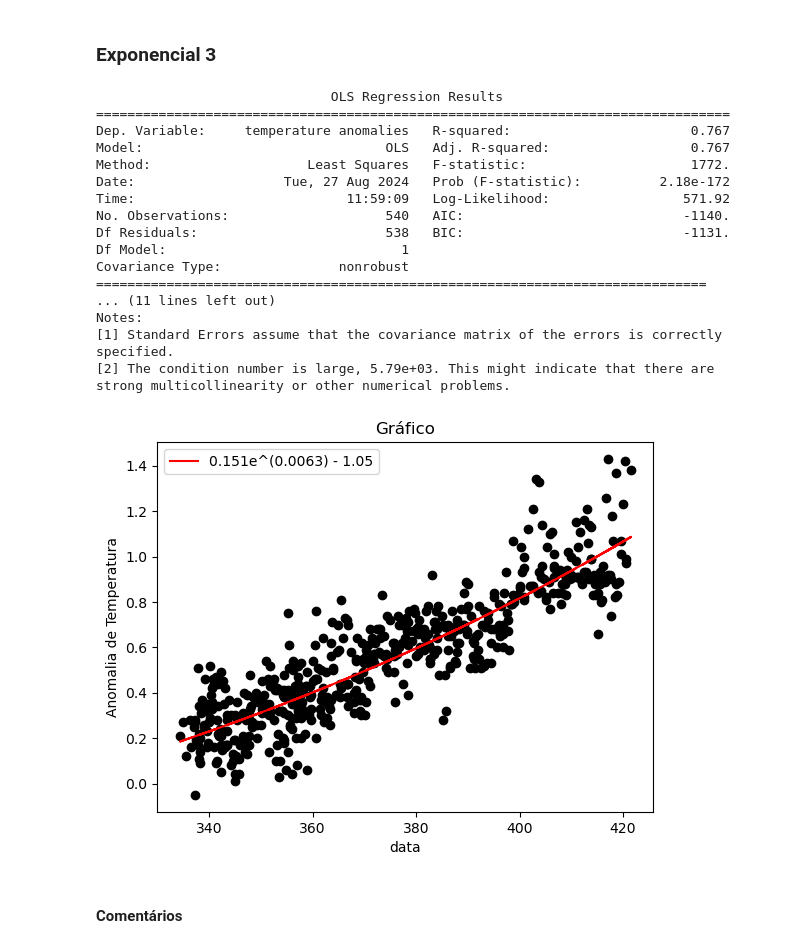
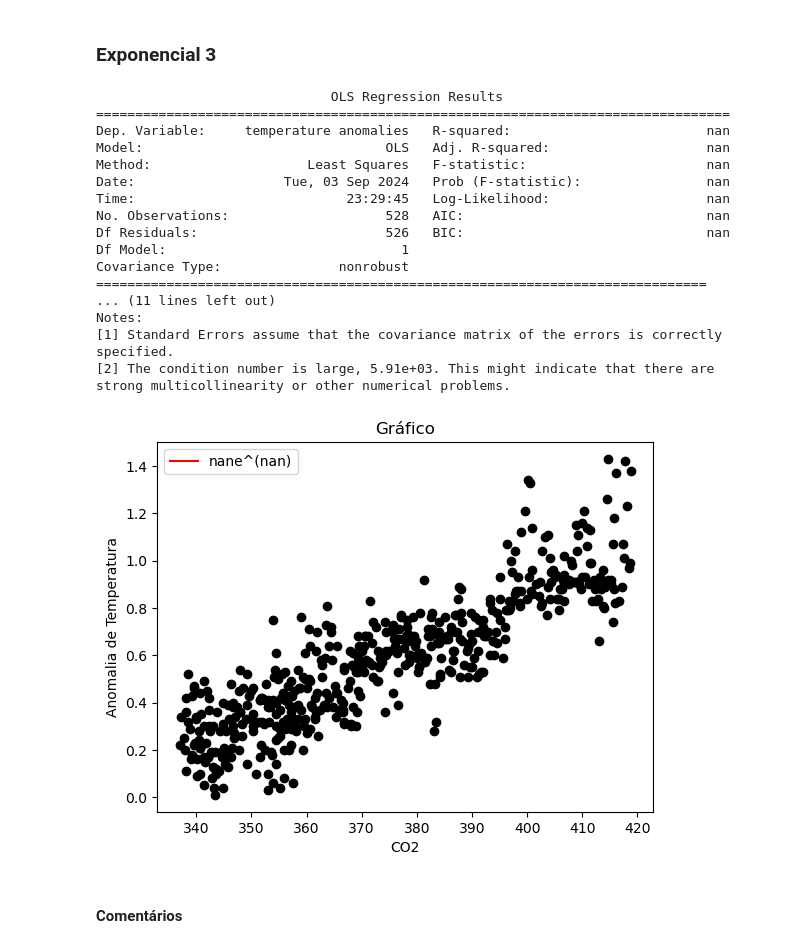
Before and after one commit to Joaof14/Clima_MMQ, a Jupyter notebook: MMQ_statsModel.ipynb, the cells around one changed output. Saved outputs shown, nothing was run; the diff lists cells and outputs as text; code cells hidden in the pictures.

```diff
--- a/MMQ_statsModel.ipynb
+++ b/MMQ_statsModel.ipynb
@@ -489,38 +518,36 @@ plotgrafico('Co2 ppm', 'Anomalia de Temperatura', equacaolabel, res.fittedvalues
 # %% [markdown]
 ### Exponencial 3
 # %%
-#Normalização
-yNorm = np.abs(np.min(y)) + 1
-y_ = np.log(y + yNorm)
+#Preparar model e treiná-lo, com teste t de student para significância
 x_ = x
-
-res = treinar_modelo(x_, y_)
+y_ = np.log(y)
+res = treinar_modelo(x_,y_)
 print(res.summary())
 # %% [output]
                               OLS Regression Results
 =================================================================================
-Dep. Variable:     temperature anomalies   R-squared:                       0.767
-Model:                               OLS   Adj. R-squared:                  0.767
-Method:                    Least Squares   F-statistic:                     1772.
-Date:                   Tue, 27 Aug 2024   Prob (F-statistic):          2.18e-172
-Time:                           11:59:09   Log-Likelihood:                 571.92
-No. Observations:                    540   AIC:                            -1140.
-Df Residuals:                        538   BIC:                            -1131.
+Dep. Variable:     temperature anomalies   R-squared:                         nan
+Model:                               OLS   Adj. R-squared:                    nan
+Method:                    Least Squares   F-statistic:                       nan
+Date:                   Tue, 03 Sep 2024   Prob (F-statistic):                nan
+Time:                           23:29:45   Log-Likelihood:                    nan
+No. Observations:                    528   AIC:                               nan
+Df Residuals:                        526   BIC:                               nan
 Df Model:                              1
 Covariance Type:               nonrobust
 ==============================================================================
 ... (11 lines left out)
 Notes:
 [1] Standard Errors assume that the covariance matrix of the errors is correctly specified.
-[2] The condition number is large, 5.79e+03. This might indicate that there are
+[2] The condition number is large, 5.91e+03. This might indicate that there are
 strong multicollinearity or other numerical problems.
 # %%
 #Equação e Gráfico
-equacaolabel = f'{round(np.exp(res.params[0]),4)}e^({round( res.params[1] ,4)}) - {round(yNorm,4):.4g}'
-funApro = np.exp(res.params[0]) * np.exp(res.params[1] * x) - yNorm
-plotgrafico('data', 'Anomalia de Temperatura', equacaolabel, funApro )
+equacaolabel = f'{round(np.exp(res.params[0]),4)}e^({round( res.params[1] ,4)})'
+funApro = np.exp(res.params[0]) * np.exp(res.params[1] * x)
+plotgrafico('CO2', 'Anomalia de Temperatura', equacaolabel, funApro )
 # %% [output]
-[figure, old version]
+[figure, new version]
 # %% [markdown]
 #### Comentários
 # %% [markdown]
```
Also changed, not shown: parts of 33 cells of this notebook, 3 other files.
